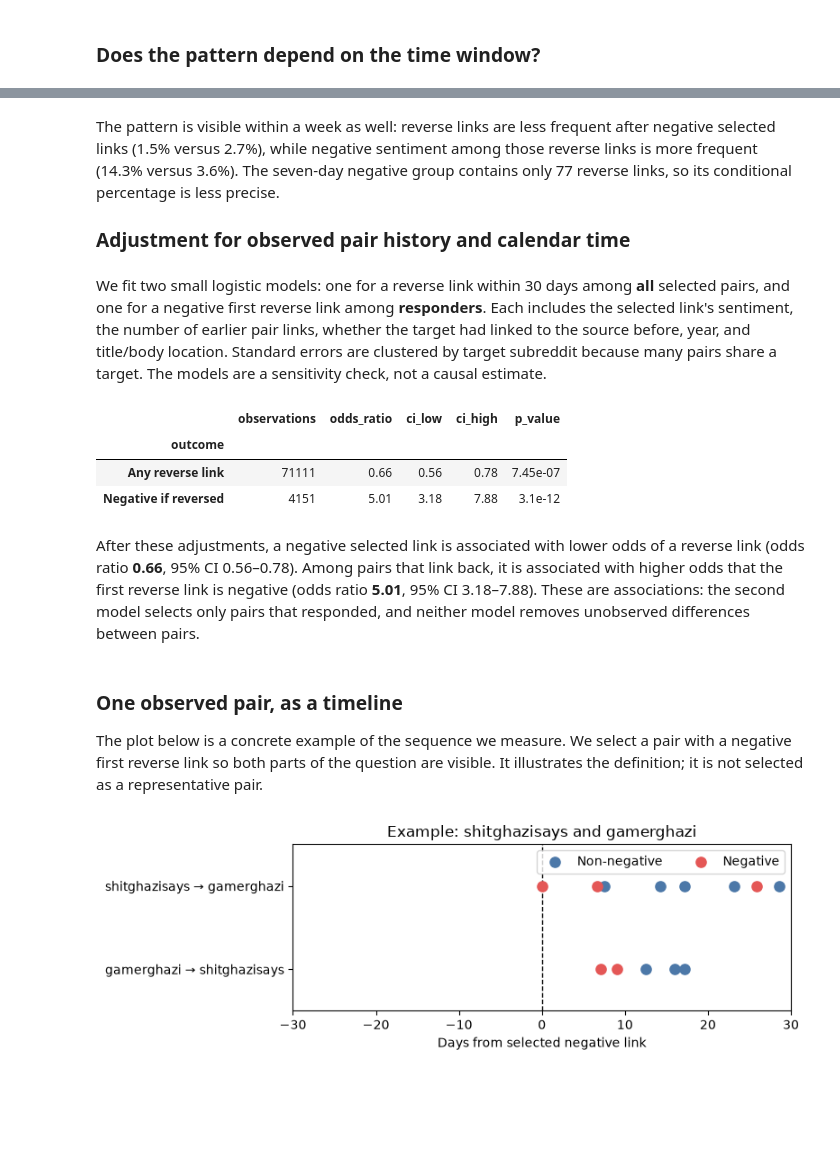
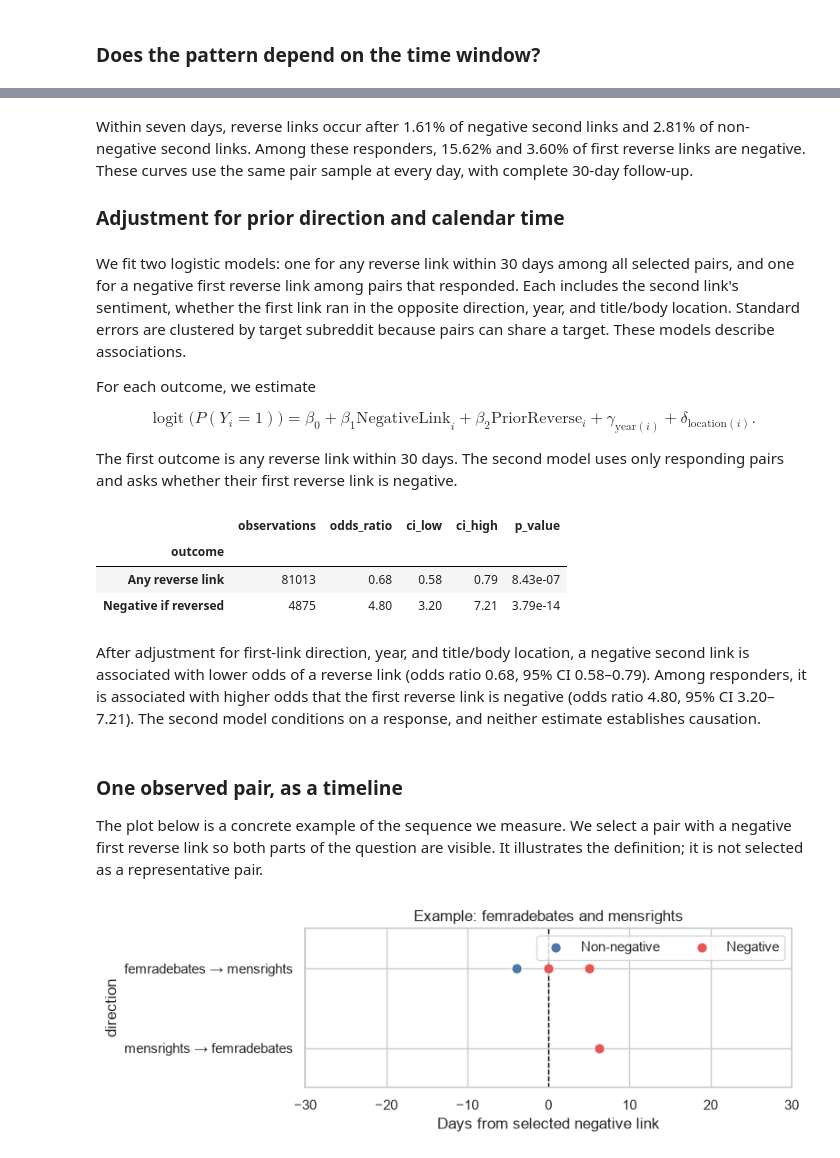
Before and after one commit to RomainFast121/ada_project, a Jupyter notebook: research_question_2.ipynb, the cells around one changed output, grey strips where cells are left out. Cells and saved outputs as stored; diff of their text form; code cells hidden in the pictures; blank space fills up the shorter version.

Commit message:
clarity second point

```diff
--- a/research_question_2.ipynb
+++ b/research_question_2.ipynb
@@ -61,14 +66,18 @@ Sentiment labels: {1: 776278, -1: 82210}
 Duplicate rows: 0
 Self-links: 0
 # %%
-links["time"] = pd.to_datetime(links["TIMESTAMP"], errors="coerce")
+# Parse dates before ordering links within each pair.
+links["time"] = pd.to_datetime(links.pop("TIMESTAMP"), errors="coerce")
 assert links["time"].notna().all()
 links = links.loc[links["SOURCE_SUBREDDIT"] != links["TARGET_SUBREDDIT"]].copy()
 links = links.sort_values(["time", "POST_ID", "LOCATION"]).reset_index(drop=True)
 
 # One unordered key identifies a relationship; source and target preserve its direction.
-links["pair_a"] = np.minimum(links["SOURCE_SUBREDDIT"], links["TARGET_SUBREDDIT"])
-links["pair_b"] = np.maximum(links["SOURCE_SUBREDDIT"], links["TARGET_SUBREDDIT"])
+links["pair_a"] = np.minimum(links["SOURCE_SUBREDDIT"], links["TARGET_SUBREDDIT"]).astype("string")
+links["pair_b"] = np.maximum(links["SOURCE_SUBREDDIT"], links["TARGET_SUBREDDIT"]).astype("string")
+links["LOCATION"] = links["LOCATION"].astype("category")
+assert not any(dtype == "object" for dtype in links.dtypes)
+links.info()
 print(f"{len(links):,} usable links in {links.groupby(['pair_a', 'pair_b']).ngroups:,} pairs")
 print(f"Observed period: {links['time'].min()} to {links['time'].max()}")
 # %% [output]
@@ -208,0 +257,27 @@ display(by_activity.style.format({"reverse_rate": "{:.1%}",
+# %%
+# Compare outcomes by the direction of the first observed link.
+events["first_link_direction"] = events["prior_reverse"].map(
+    {False: "Same direction", True: "Opposite direction"})
+by_direction = events.groupby(["first_link_direction", "group"], observed=True).agg(
+    pairs=("POST_ID", "size"), reverse_30d=("reverse_30d", "sum"),
+    negative_reverse_30d=("negative_reverse_30d", "sum"))
+by_direction["reverse_rate"] = by_direction["reverse_30d"] / by_direction["pairs"]
+by_direction["negative_given_reverse"] = (
+    by_direction["negative_reverse_30d"] / by_direction["reverse_30d"])
+display(by_direction[["reverse_rate", "negative_given_reverse", "pairs", "reverse_30d"]]
+        .style.format({"reverse_rate": "{:.2%}", "negative_given_reverse": "{:.2%}"}))
+
+fig, axes = plt.subplots(1, 2, figsize=(10, 3.5))
+plot_data = by_direction.reset_index()
+for ax, column, title, ylabel in [
+    (axes[0], "reverse_rate", "Reverse link by first-link direction", "All pairs (%)"),
+    (axes[1], "negative_given_reverse", "Negative among reverse links", "Responding pairs (%)")
+]:
+    sns.barplot(data=plot_data, x="first_link_direction", y=column, hue="group",
+                hue_order=["Non-negative", "Negative"], palette=["#4C78A8", "#E45756"], ax=ax)
+    ax.yaxis.set_major_formatter(plt.FuncFormatter(lambda value, _: f"{value:.0%}"))
+    ax.set(title=title, xlabel="First link relative to second", ylabel=ylabel)
+    ax.legend_.remove()
+axes[1].legend(title="Second link", loc="upper left")
+fig.tight_layout()
+plt.show()
@@ -234,15 +334,22 @@ display(window_table.style.format({"reverse_rate": "{:.1%}",
 # %% [markdown]
-The pattern is visible within a week as well: reverse links are less frequent after negative selected links (1.5% versus 2.7%), while negative sentiment among those reverse links is more frequent (14.3% versus 3.6%). The seven-day negative group contains only 77 reverse links, so its conditional percentage is less precise.
+Within seven days, reverse links occur after 1.61% of negative second links and 2.81% of non-negative second links. Among these responders, 15.62% and 3.60% of first reverse links are negative. These curves use the same pair sample at every day, with complete 30-day follow-up.
 
-### Adjustment for observed pair history and calendar time
+### Adjustment for prior direction and calendar time
 # %% [markdown]
-We fit two small logistic models: one for a reverse link within 30 days among **all** selected pairs, and one for a negative first reverse link among **responders**. Each includes the selected link's sentiment, the number of earlier pair links, whether the target had linked to the source before, year, and title/body location. Standard errors are clustered by target subreddit because many pairs share a target. The models are a sensitivity check, not a causal estimate.
+We fit two logistic models: one for any reverse link within 30 days among all selected pairs, and one for a negative first reverse link among pairs that responded. Each includes the second link's sentiment, whether the first link ran in the opposite direction, year, and title/body location. Standard errors are clustered by target subreddit because pairs can share a target. These models describe associations.
+
+For each outcome, we estimate
+
+$$\operatorname{logit}\bigl(P(Y_i=1)\bigr)=\beta_0+\beta_1\mathrm{NegativeLink}_i+\beta_2\mathrm{PriorReverse}_i+\gamma_{\mathrm{year}(i)}+\delta_{\mathrm{location}(i)}.$$
+
+The first outcome is any reverse link within 30 days. The second model uses only responding pairs and asks whether their first reverse link is negative.
 # %%
+# Fit the same covariates for both response outcomes.
 events["negative_link"] = events["negative_event"].astype(int)
 events["year"] = events["time"].dt.year.astype(str)
 events["reverse_outcome"] = events["reverse_30d"].astype(int)
 events["negative_reverse_outcome"] = events["negative_reverse_30d"].astype(int)
-formula = "OUTCOME ~ negative_link + np.log1p(earlier_links) + prior_reverse + C(year) + C(LOCATION)"
+formula = "OUTCOME ~ negative_link + prior_reverse + C(year) + C(LOCATION)"
 models = []
 for label, sample, outcome in [
     ("Any reverse link", events, "reverse_outcome"),
@@ -261,10 +368,10 @@ display(model_table.style.format({"odds_ratio": "{:.2f}", "ci_low": "{:.2f}",
 # %% [output]
 |  | observations | odds_ratio | ci_low | ci_high | p_value |
 | outcome |  |  |  |  |  |
-| Any reverse link | 71111 | 0.66 | 0.56 | 0.78 | 7.45e-07 |
-| Negative if reversed | 4151 | 5.01 | 3.18 | 7.88 | 3.1e-12 |
+| Any reverse link | 81013 | 0.68 | 0.58 | 0.79 | 8.43e-07 |
+| Negative if reversed | 4875 | 4.80 | 3.20 | 7.21 | 3.79e-14 |
 # %% [markdown]
-After these adjustments, a negative selected link is associated with lower odds of a reverse link (odds ratio **0.66**, 95% CI 0.56–0.78). Among pairs that link back, it is associated with higher odds that the first reverse link is negative (odds ratio **5.01**, 95% CI 3.18–7.88). These are associations: the second model selects only pairs that responded, and neither model removes unobserved differences between pairs.
+After adjustment for first-link direction, year, and title/body location, a negative second link is associated with lower odds of a reverse link (odds ratio 0.68, 95% CI 0.58–0.79). Among responders, it is associated with higher odds that the first reverse link is negative (odds ratio 4.80, 95% CI 3.20–7.21). The second model conditions on a response, and neither estimate establishes causation.
 # %% [markdown]
 ### One observed pair, as a timeline
 
@@ -272,32 +379,33 @@ The plot below is a concrete example of the sequence we measure. We select a pai
 # %%
 returned = events.loc[events["reverse_30d"]].copy()
 example = returned.loc[returned["negative_event"] & returned["negative_reverse_30d"]].sort_values(
     ["time", "pair_a", "pair_b"]).iloc[0]
 example_links = links.loc[
     links["pair_a"].eq(example["pair_a"]) & links["pair_b"].eq(example["pair_b"])
     & links["time"].between(example["time"] - follow_up, example["time"] + follow_up)
 ].copy()
 example_links["days_from_event"] = (
     example_links["time"] - example["time"]).dt.total_seconds() / 86400
 example_links["direction"] = np.where(
     example_links["SOURCE_SUBREDDIT"].eq(example["SOURCE_SUBREDDIT"]), 1, 0)
 
+# Show one observed sequence, not a representative pair.
 fig, ax = plt.subplots(figsize=(8, 2.8))
 for sentiment, color, label in [(1, "#4C78A8", "Non-negative"),
                                 (-1, "#E45756", "Negative")]:
     part = example_links.loc[example_links["LINK_SENTIMENT"].eq(sentiment)]
-    ax.scatter(part["days_from_event"], part["direction"],
+    sns.scatterplot(x=part["days_from_event"], y=part["direction"], ax=ax,
                s=65, color=color, label=label, zorder=3)
 ax.axvline(0, color="black", linestyle="--", linewidth=1)
 ax.set(xlim=(-30, 30), ylim=(-0.5, 1.5), xlabel="Days from selected negative link",
        title=f"Example: {example['SOURCE_SUBREDDIT']} and {example['TARGET_SUBREDDIT']}")
 ax.set_yticks([0, 1], [f"{example['TARGET_SUBREDDIT']} → {example['SOURCE_SUBREDDIT']}",
                         f"{example['SOURCE_SUBREDDIT']} → {example['TARGET_SUBREDDIT']}"])
 ax.legend(loc="upper right", ncol=2)
 fig.tight_layout()
 plt.show()
 # %% [output]
-[figure, old version]
+[figure, new version]
 # %% [markdown]
 ## 4. Separate full-history view: is negativity mutual?
 
```
Also changed, not shown: parts of 25 cells of this notebook.
